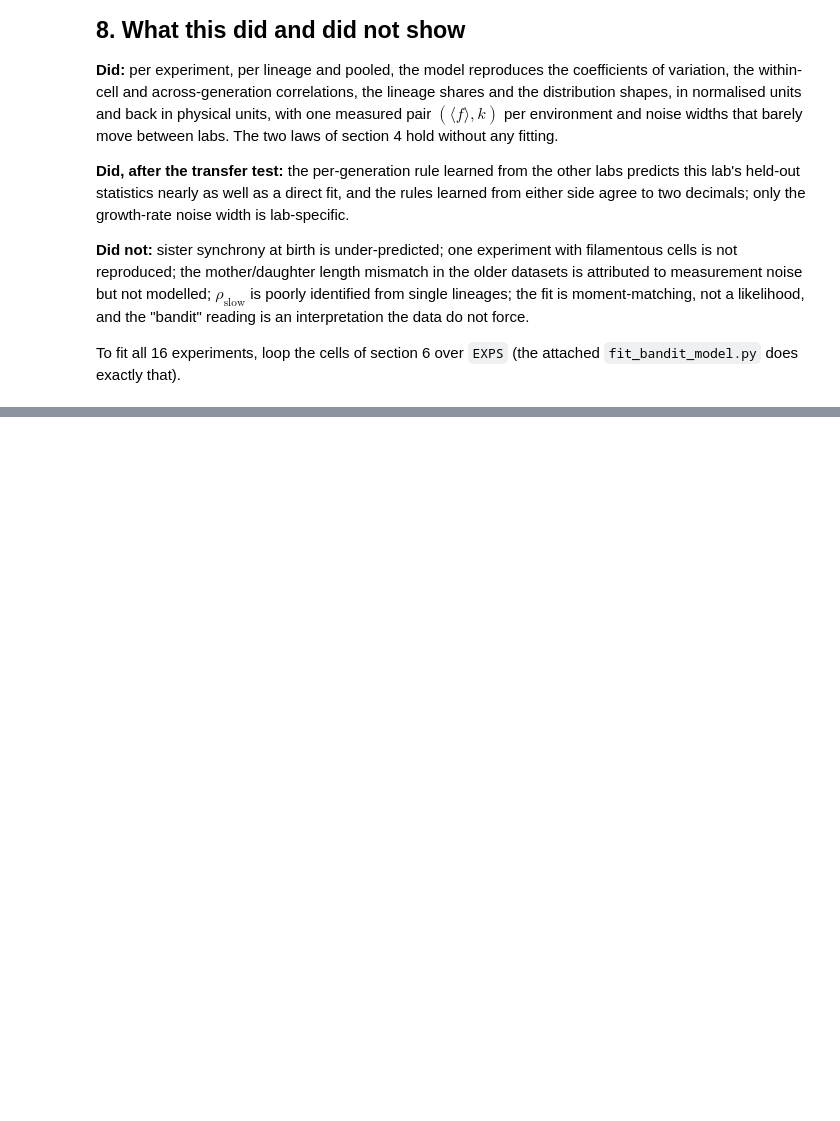
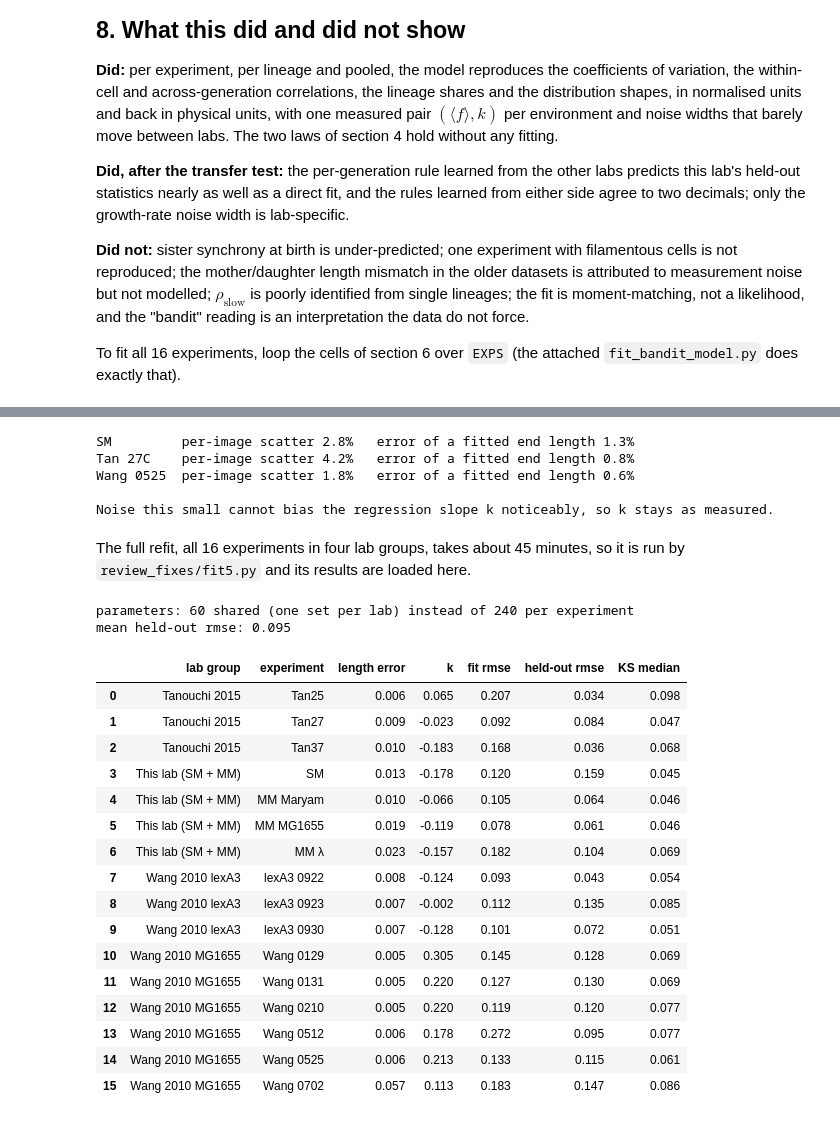
Before and after one commit to astawsky/Multiple-Timescales-in-Bacterial-Growth-Homeostasis, a Jupyter notebook: BayesianBanditModel/growth_homeostasis_bandit.ipynb, the cells around one changed output, grey strips where cells are left out. Drawn from its saved outputs; the diff is of its cells as text; code cells hidden in the pictures; blank space fills up the shorter version.

```diff
--- a/BayesianBanditModel/growth_homeostasis_bandit.ipynb
+++ b/BayesianBanditModel/growth_homeostasis_bandit.ipynb
@@ -557,0 +570,62 @@ To fit all 16 experiments, loop the cells of section 6 over `EXPS` (the attached
+# %%
+# --- Fix 1: measure length noise from raw images ----------------------------------
+# Within a cycle ln(length) is a straight line in time. The raw points scatter around it with sd sigma_pt;
+# a fitted end length then has error sigma_pt * sqrt(1/n + (t_end - t_mean)^2 / Sxx). That is the model's s_meas.
+def endpoint_noise(ds, n_cycles=800):
+    raw = pd.read_csv(f'{REPO}/Datasets/{ds}/raw_data_all_in_one.csv'); pu = pd.read_csv(f'{REPO}/Datasets/{ds}/ProcessedData/physical_units.csv')
+    key = [c for c in ('dataset','trap_ID','trace','lineage_ID') if c in raw.columns and c in pu.columns]
+    for c in key:
+        if c in ('trap_ID','lineage_ID'): raw[c] = raw[c].astype(int); pu = pu[pu[c].notna()]; pu[c] = pu[c].astype(int)
+    g = raw[raw.length > 0].groupby(key); pts, ends = [], []
+    for _, c in pu.dropna(subset=['start_time','end_time']).sample(min(n_cycles, len(pu)), random_state=0).iterrows():
+        try: r = g.get_group(tuple(c[x] for x in key))
+        except KeyError: continue
+        seg = r[(r.time >= c.start_time - 1e-6) & (r.time <= c.end_time + 1e-6)]
+        if len(seg) < 5: continue
+        t = seg.time.values; y = np.log(seg.length.values); res = y - np.polyval(np.polyfit(t, y, 1), t)
+        s = np.sqrt(np.sum(res**2)/(len(t)-2)); pts.append(s); ends.append(s*np.sqrt(1/len(t) + (t[-1]-t.mean())**2/np.sum((t-t.mean())**2)))
+    return np.median(pts), np.median(ends)
+
+for ds in ('Pooled_SM', 'MC4100_27C (Tanouchi 2015)', '20090525_E_coli_MG1655_(CGSC_6300)_Wang2010'):
+    sp, se = endpoint_noise(ds); print(f'{EXPS[ds]:10s} per-image scatter {100*sp:.1f}%   error of a fitted end length {100*se:.1f}%')
+print('\nNoise this small cannot bias the regression slope k noticeably, so k stays as measured.')
+# %% [output]
+SM         per-image scatter 2.8%   error of a fitted end length 1.3%
+Tan 27C    per-image scatter 4.2%   error of a fitted end length 0.8%
+Wang 0525  per-image scatter 1.8%   error of a fitted end length 0.6%
+
+Noise this small cannot bias the regression slope k noticeably, so k stays as measured.
+# %% [markdown]
+The full refit, all 16 experiments in four lab groups, takes about 45 minutes, so it is run by `review_fixes/fit5.py` and its results are loaded here.
+# %%
+# --- Load the full refit (fixes 1-3) and tabulate it ------------------------------
+RF = 'review_fixes/fit5_results.json' if os.path.exists('review_fixes/fit5_results.json') else 'fit5_results.json'
+F5 = json.load(open(RF))
+rows = []
+for g, r in F5.items():
+    for d, e in r['per_experiment'].items():
+        rows.append([g, e['label'], e['s_meas'], e['fixed']['k_ols'], e['fit_rmse'], e['hold_rmse'], np.median(list(e['ks'].values()))])
+refit = pd.DataFrame(rows, columns=['lab group', 'experiment', 'length error', 'k', 'fit rmse', 'held-out rmse', 'KS median']).round(3)
+print(f"parameters: {15*len(F5)} shared (one set per lab) instead of {15*len(EXPS)} per experiment")
+print(f"mean held-out rmse: {refit['held-out rmse'].mean():.3f}")
+refit
+# %% [output]
+parameters: 60 shared (one set per lab) instead of 240 per experiment
+mean held-out rmse: 0.095
+|  | lab group | experiment | length error | k | fit rmse | held-out rmse | KS median |
+| 0 | Tanouchi 2015 | Tan25 | 0.006 | 0.065 | 0.207 | 0.034 | 0.098 |
+| 1 | Tanouchi 2015 | Tan27 | 0.009 | -0.023 | 0.092 | 0.084 | 0.047 |
+| 2 | Tanouchi 2015 | Tan37 | 0.010 | -0.183 | 0.168 | 0.036 | 0.068 |
+| 3 | This lab (SM + MM) | SM | 0.013 | -0.178 | 0.120 | 0.159 | 0.045 |
+| 4 | This lab (SM + MM) | MM Maryam | 0.010 | -0.066 | 0.105 | 0.064 | 0.046 |
+| 5 | This lab (SM + MM) | MM MG1655 | 0.019 | -0.119 | 0.078 | 0.061 | 0.046 |
+| 6 | This lab (SM + MM) | MM λ | 0.023 | -0.157 | 0.182 | 0.104 | 0.069 |
+| 7 | Wang 2010 lexA3 | lexA3 0922 | 0.008 | -0.124 | 0.093 | 0.043 | 0.054 |
+| 8 | Wang 2010 lexA3 | lexA3 0923 | 0.007 | -0.002 | 0.112 | 0.135 | 0.085 |
+| 9 | Wang 2010 lexA3 | lexA3 0930 | 0.007 | -0.128 | 0.101 | 0.072 | 0.051 |
+| 10 | Wang 2010 MG1655 | Wang 0129 | 0.005 | 0.305 | 0.145 | 0.128 | 0.069 |
+| 11 | Wang 2010 MG1655 | Wang 0131 | 0.005 | 0.220 | 0.127 | 0.130 | 0.069 |
+| 12 | Wang 2010 MG1655 | Wang 0210 | 0.005 | 0.220 | 0.119 | 0.120 | 0.077 |
+| 13 | Wang 2010 MG1655 | Wang 0512 | 0.006 | 0.178 | 0.272 | 0.095 | 0.077 |
+| 14 | Wang 2010 MG1655 | Wang 0525 | 0.006 | 0.213 | 0.133 | 0.115 | 0.061 |
+| 15 | Wang 2010 MG1655 | Wang 0702 | 0.057 | 0.113 | 0.183 | 0.147 | 0.086 |
```
Also changed, not shown: parts of 5 cells of this notebook, 6 other files.
